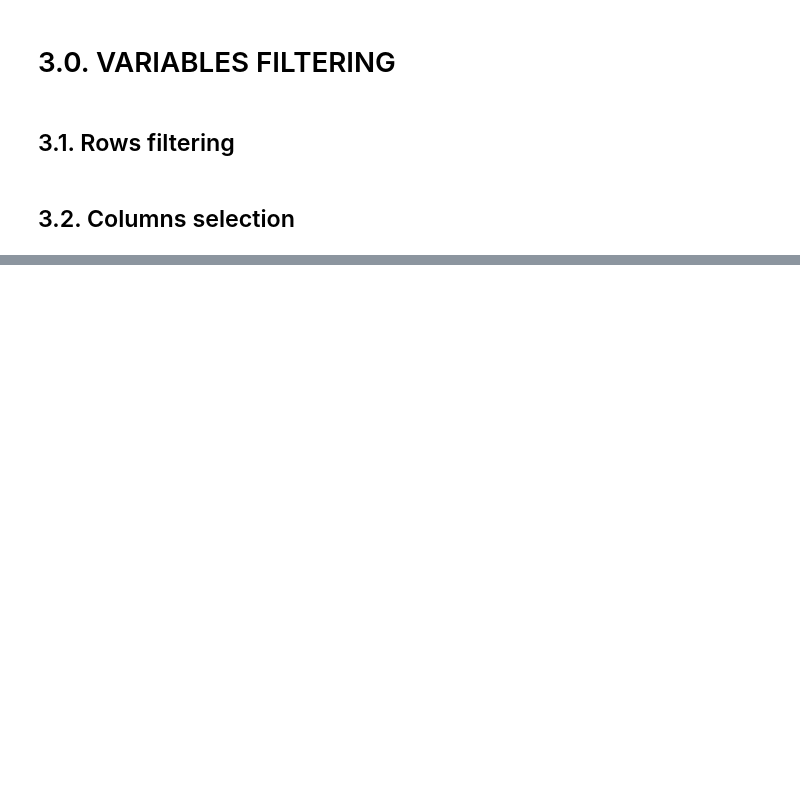
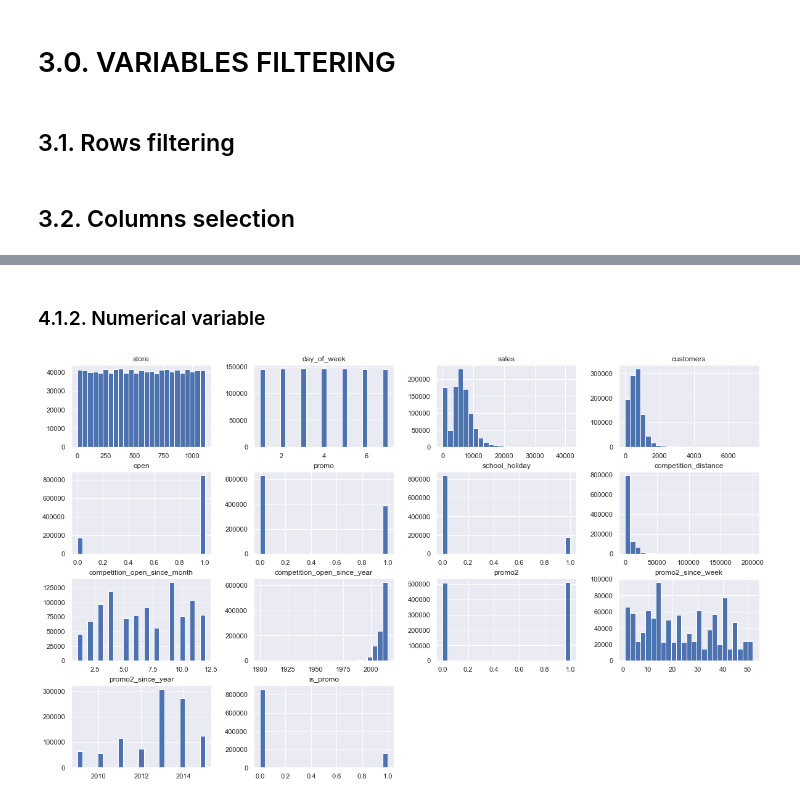
Before and after one commit to StadnikDD/Drugstore-Sales-Forecast, a Jupyter notebook: data_exploratory_analysis.ipynb, the cells around one changed output, grey strips where cells are left out. Saved outputs shown, nothing was run; the diff lists cells and outputs as text; code cells hidden in the pictures; blank space fills up the shorter version.

```diff
--- a/data_exploratory_analysis.ipynb
+++ b/data_exploratory_analysis.ipynb
@@ -389,0 +429,6 @@ df3 = df3.drop(columns=cols_drop)
+# %% [markdown]
+### 4.1.2. Numerical variable
+# %%
+num_attributes.hist(bins=25);
+# %% [output]
+[figure, added]
```
Also changed, not shown: parts of 56 cells of this notebook.
